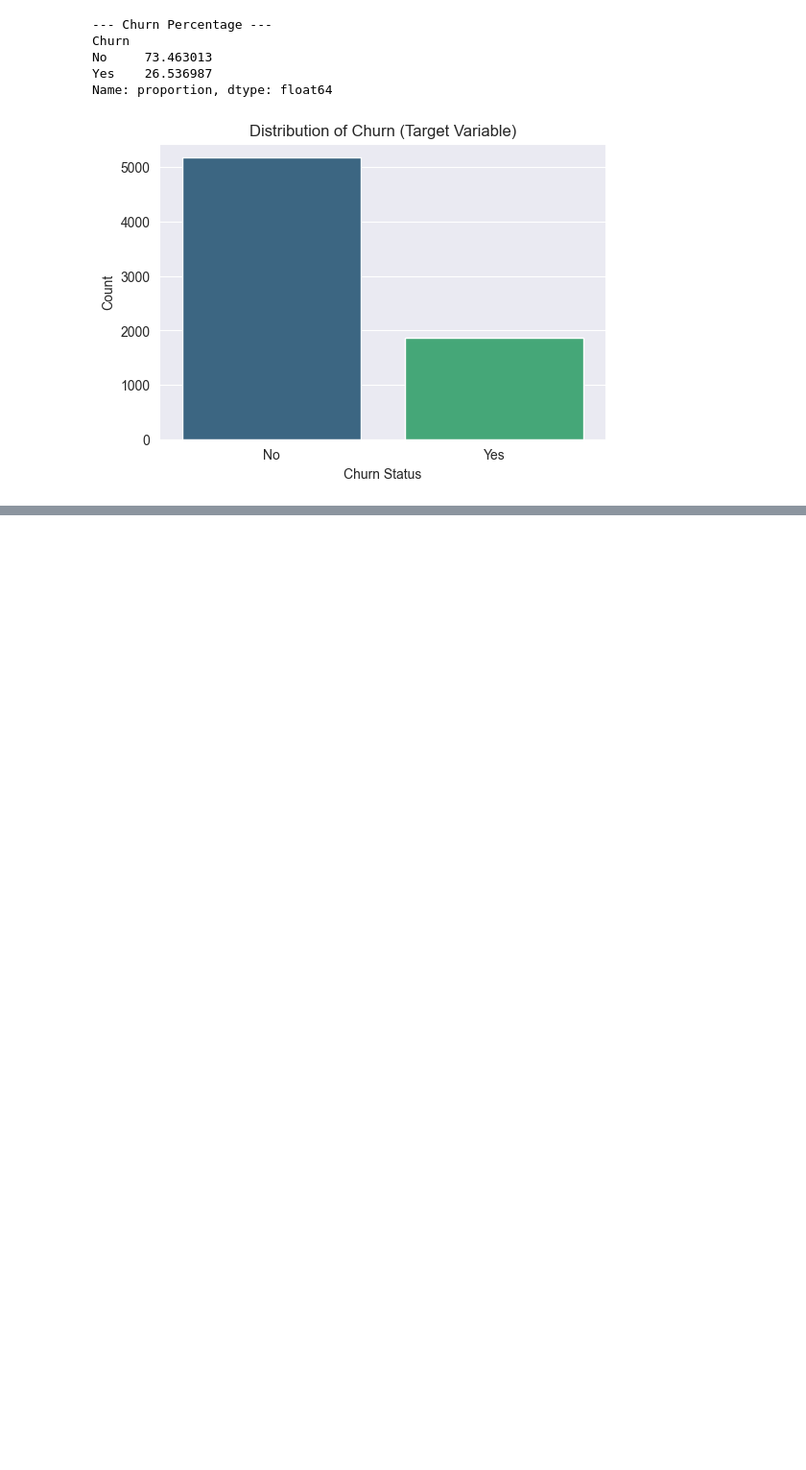
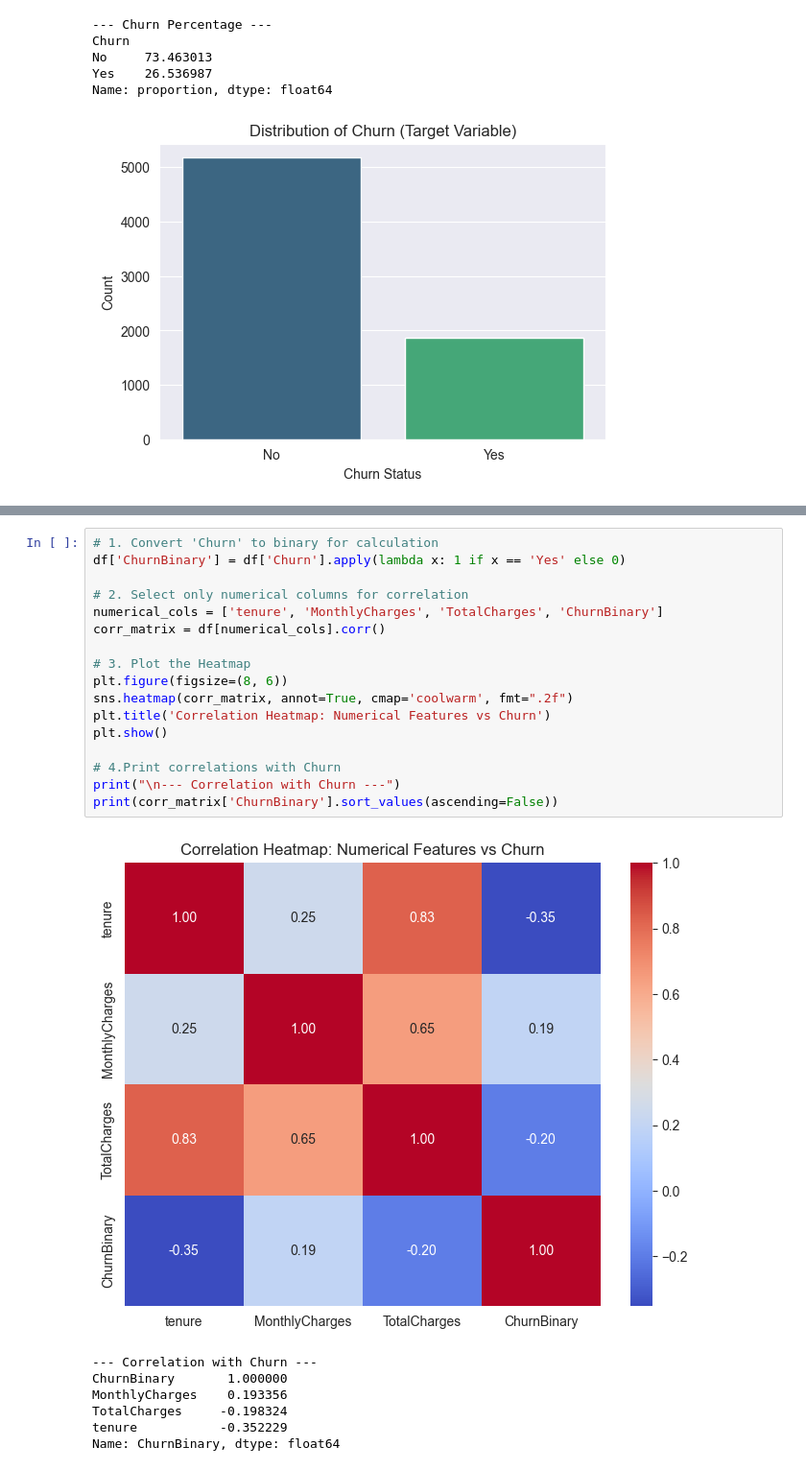
Before and after one commit to Desin898/Telco-Churn-Prediction, a Jupyter notebook: notebooks/01_Exploratory_Data_Analysis.ipynb, the cells around one changed output, grey strips where cells are left out. Shown at 96% size. Saved outputs shown, nothing was run; the diff lists cells and outputs as text; blank space fills up the shorter version.

Commit message:
Added correlation heatmap for numerical features

```diff
--- a/notebooks/01_Exploratory_Data_Analysis.ipynb
+++ b/notebooks/01_Exploratory_Data_Analysis.ipynb
@@ -107,0 +111,25 @@ Name: proportion, dtype: float64
+# %%
+# 1. Convert 'Churn' to binary for calculation
+df['ChurnBinary'] = df['Churn'].apply(lambda x: 1 if x == 'Yes' else 0)
+
+# 2. Select only numerical columns for correlation
+numerical_cols = ['tenure', 'MonthlyCharges', 'TotalCharges', 'ChurnBinary']
+corr_matrix = df[numerical_cols].corr()
+
+# 3. Plot the Heatmap
+plt.figure(figsize=(8, 6))
+sns.heatmap(corr_matrix, annot=True, cmap='coolwarm', fmt=".2f")
+plt.title('Correlation Heatmap: Numerical Features vs Churn')
+plt.show()
+
+# 4.Print correlations with Churn
+print("\n--- Correlation with Churn ---")
+print(corr_matrix['ChurnBinary'].sort_values(ascending=False))
+# %% [output]
+[figure, added]
+--- Correlation with Churn ---
+ChurnBinary       1.000000
+MonthlyCharges    0.193356
+TotalCharges     -0.198324
+tenure           -0.352229
+Name: ChurnBinary, dtype: float64
```
Also changed, not shown: parts of 1 cell of this notebook.
